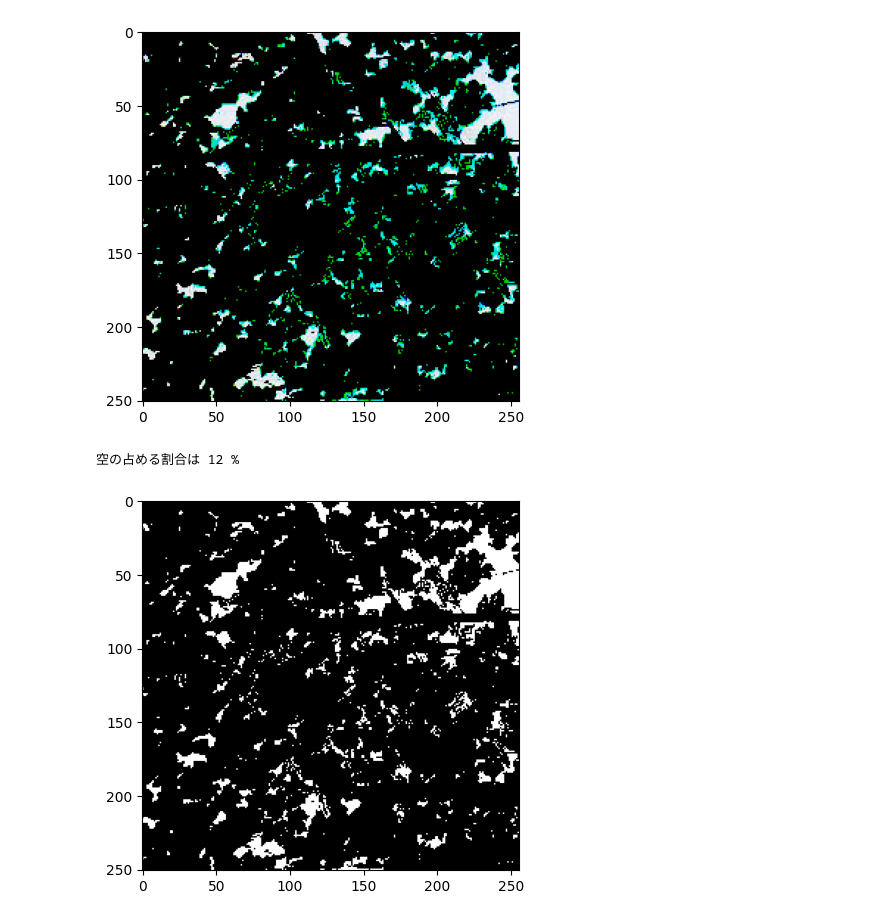
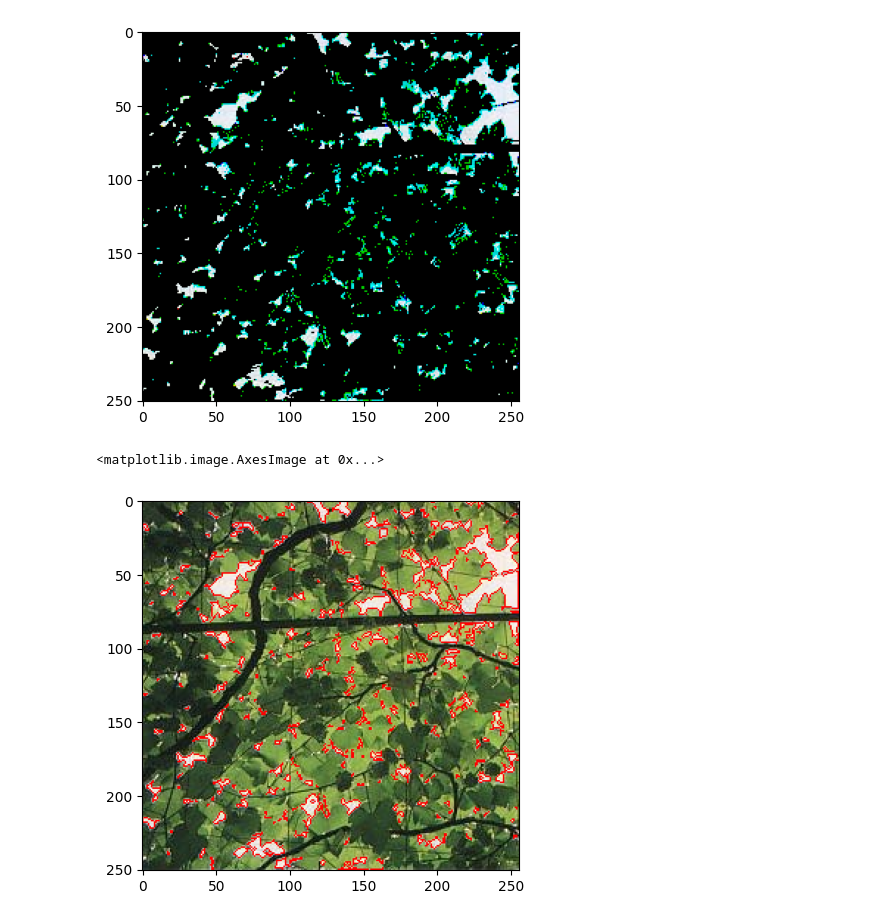
Before and after one commit to 1900690/grape-sky-segmentation, a Jupyter notebook: grape-sky-binarization.ipynb, the cells around one changed output. Saved outputs shown, nothing was run; the diff lists cells and outputs as text; code cells hidden in the pictures.

```diff
--- a/grape-sky-binarization.ipynb
+++ b/grape-sky-binarization.ipynb
@@ -118,20 +118,25 @@ plt.imshow(src2)
 # %% [output]
 <matplotlib.image.AxesImage at 0x...>
 [figure]
-# %%
-#@title 白黒に変換し、画面の中の白の割合を計算
-import math
-
-binde_image_binary=r_mask+g_mask+b_mask
-binde_image_binary=np.where(binde_image_binary > 0, 1, binde_image_binary)
-
-plt.imshow(binde_image_binary, cmap='gray')
-
-all_pixcel=binde_image_binary.shape[0]*binde_image_binary.shape[1]
-sky_pixcel=np.sum(binde_image_binary)
-
-sky_occupancy_rate=sky_pixcel/all_pixcel
-print("空の占める割合は",math.floor(sky_occupancy_rate*100),"%")
-# %% [output]
-空の占める割合は 12 %
-[figure, removed]
+# %%
+#@title 元の画像に輪郭線を描写
+import numpy as np
+import cv2
+import matplotlib.pyplot as plt
+from copy import deepcopy
+import statistics
+
+#@markdown 囲む面積の大きさでノイズを除去する(範囲は0:除去無し～１;全除去)
+minimum_area_ratio = 0 # @param {type:"number"}
+
+contours, hierarchy = cv2.findContours(binde_image_binary.astype("uint8"), cv2.RETR_LIST, cv2.CHAIN_APPROX_SIMPLE)
+img_with_line = deepcopy(orig)
+for i in range(len(contours)):
+    if cv2.contourArea(contours[i]) > (src.shape[0] * src.shape[1]) * minimum_area_ratio:
+        img_with_line = cv2.drawContours(img_with_line, contours, i, (0,0,255), 1)
+
+plt.imshow(cv2.cvtColor(img_with_line, cv2.COLOR_BGR2RGB))
+#cv2.imwrite('allresult_line.png', img_with_line)
+# %% [output]
+<matplotlib.image.AxesImage at 0x...>
+[figure, added]
```
Also changed, not shown: parts of 3 cells of this notebook.
